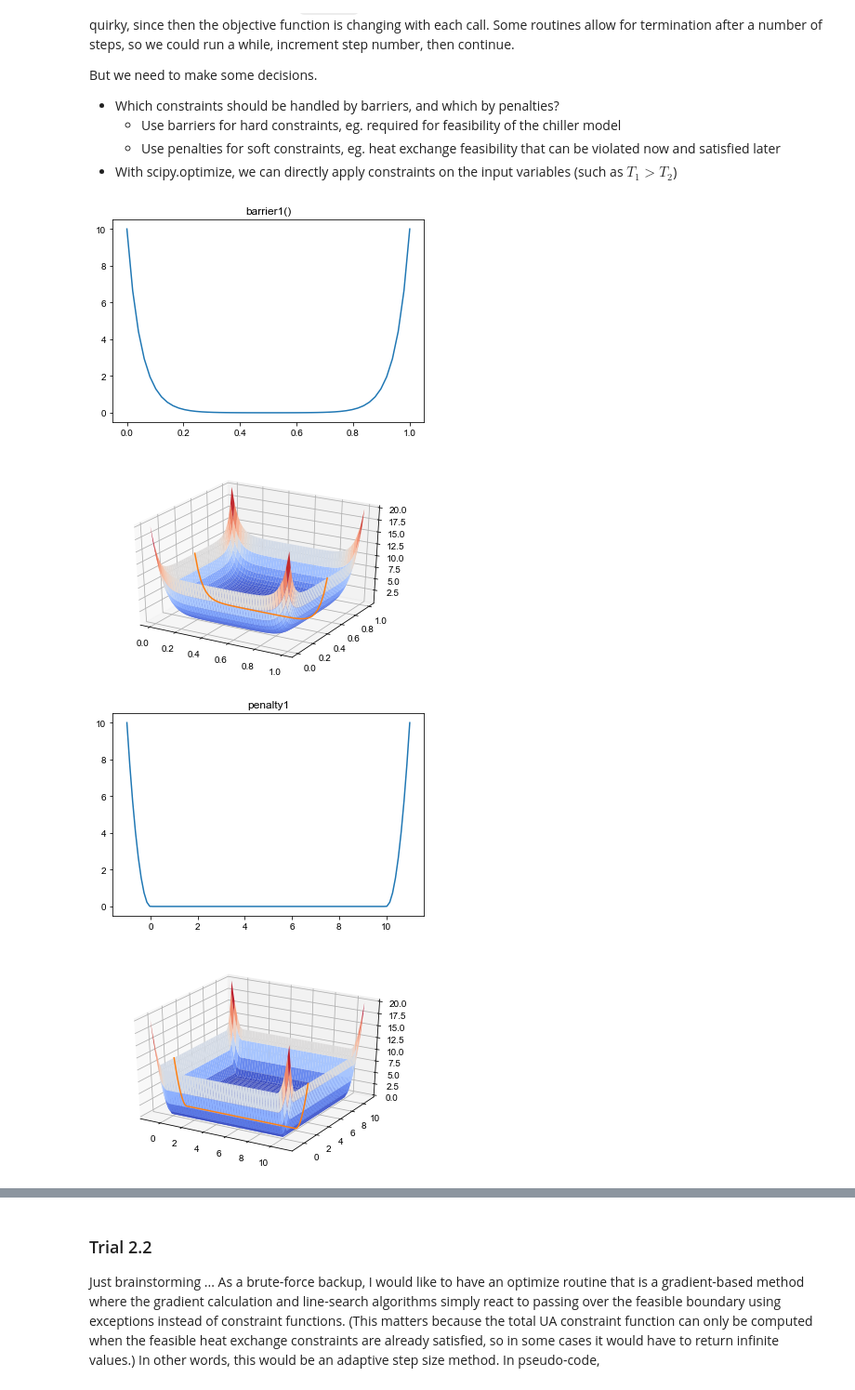
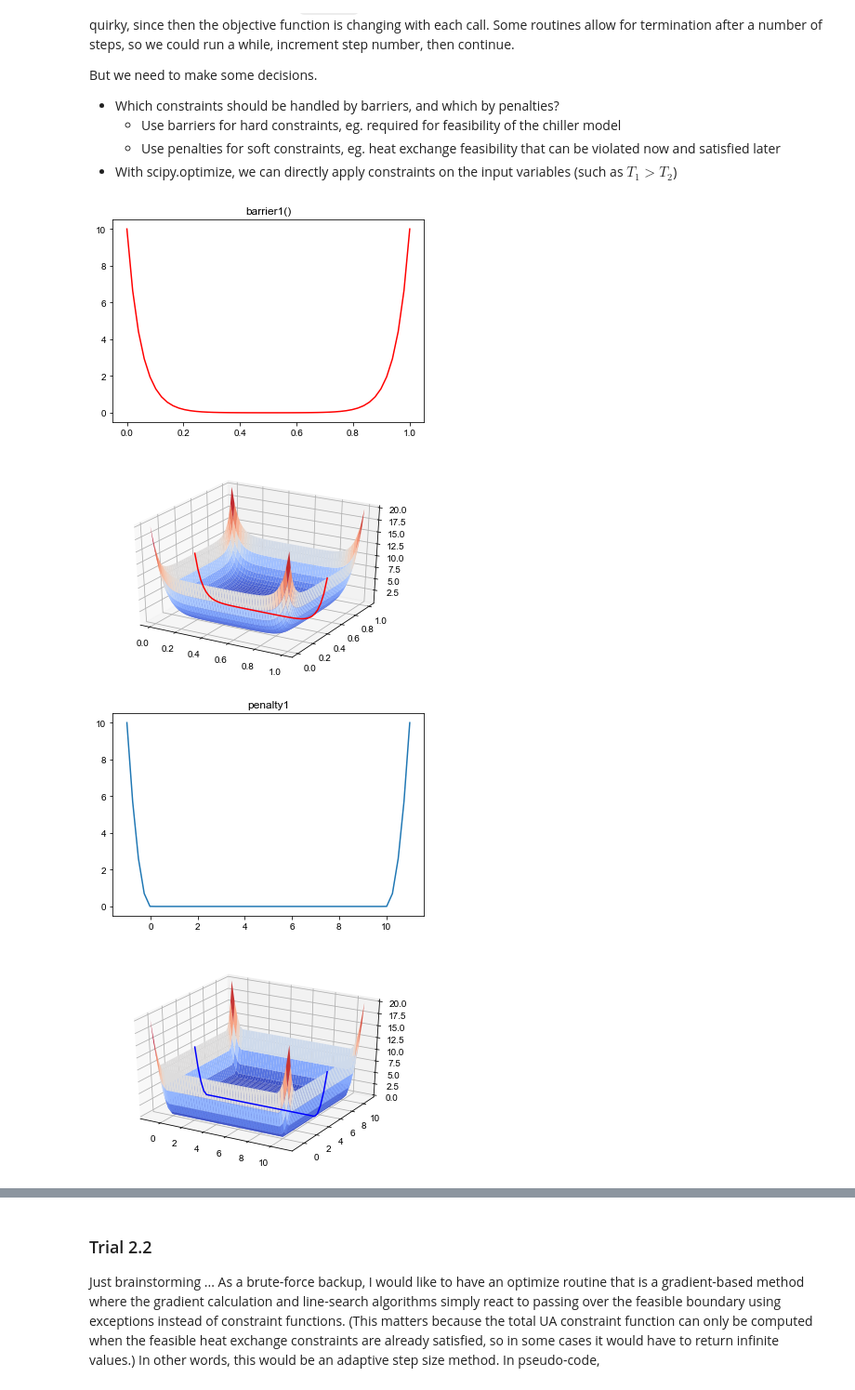
Before and after one commit to nfette/openACHP, a Jupyter notebook: src/optimize_trials2.ipynb, the cells around one changed output, grey strips where cells are left out. Shown at 93% size. Cells and saved outputs as stored; diff of their text form; code cells hidden in the pictures.

```diff
--- a/src/optimize_trials2.ipynb
+++ b/src/optimize_trials2.ipynb
@@ -96,43 +121,43 @@ for i, (xi,yi) in enumerate(zip(X.flat,Y.flat)):
 
 plt.close('all')
 fig = plt.figure()
-plt.plot(X[25],B[25])
+plt.plot(X[25],B[25],'r')
 plt.title("barrier1()")
 from mpl_toolkits.mplot3d import Axes3D
 from matplotlib import cm
 fig = plt.figure()
 ax = fig.add_subplot(111, projection='3d')
 ax.plot_surface(X,Y,B,cmap=cm.coolwarm)
-ax.plot(X[25],Y[25],B[25])
+ax.plot(X[25],Y[25],B[25],'r')
 #pltsvg()
 plt.show()
 
 xx = numpy.linspace(-1,11)
 yy = numpy.linspace(-1,11)
 X, Y = numpy.meshgrid(xx,yy)
 P = numpy.zeros_like(X)
 
 mu_P = 10
 for i, (xi,yi) in enumerate(zip(X.flat,Y.flat)):
     # We want P = 0 for feasible, P > 0 elsewhere
     # Feasible means c > 0 and g < 0.
     c = numpy.array([xi, yi, (10-xi), (10-yi)])
     # The length scale for the penalty
     dx = 1
     P.flat[i] = mu_P * penalty1(c, dx)
 
 plt.close('all')
 fig = plt.figure()
 plt.plot(X[25],P[25])
 plt.title("penalty1")
 fig = plt.figure()
 ax = fig.add_subplot(111, projection='3d')
 ax.plot_surface(X,Y,P,cmap=cm.coolwarm)
-ax.plot(X[25],Y[25],P[25])
+ax.plot(X[25],Y[25],P[25],'b')
 #pltsvg()
 plt.show()
 # %% [output]
-[figure, old version]
+[figure, new version]
-[figure, old version]
+[figure, new version]
 [figure]
-[figure, old version]
+[figure, new version]
```
Also changed, not shown: parts of 28 cells of this notebook.
